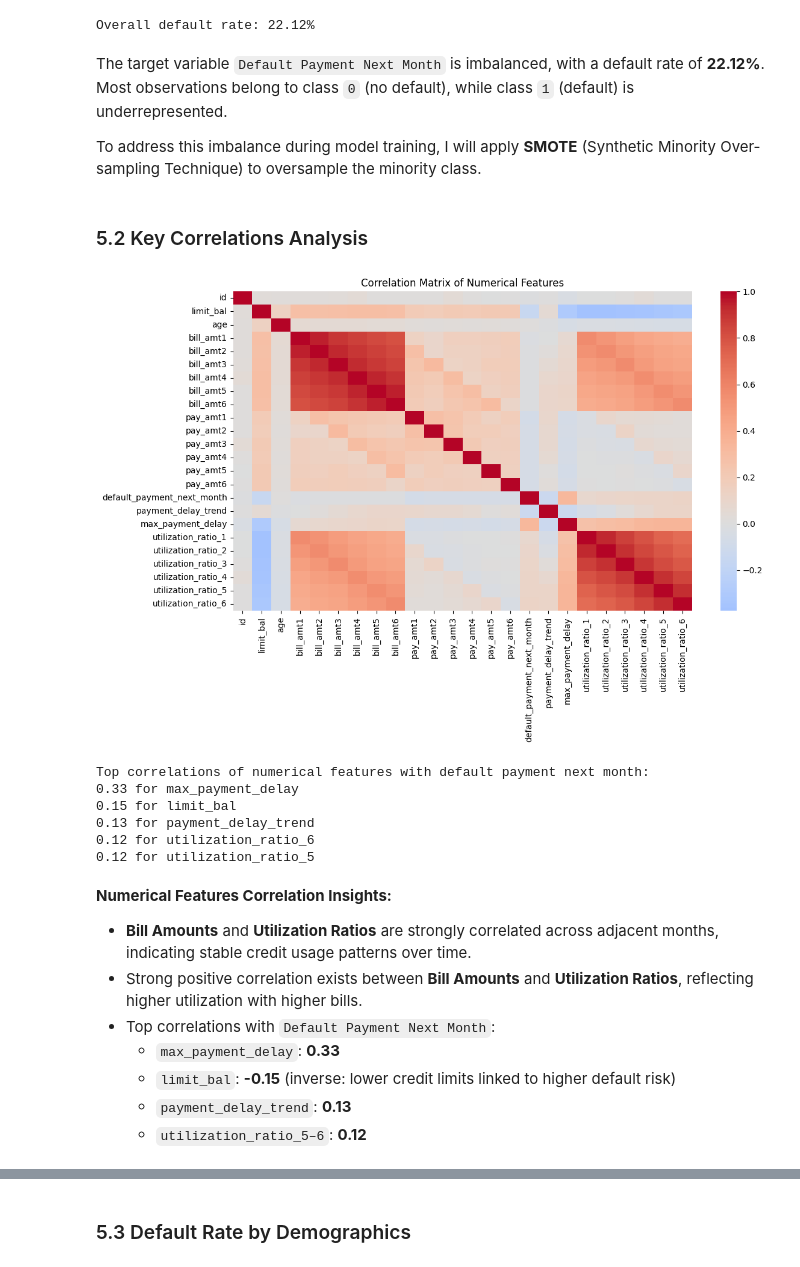
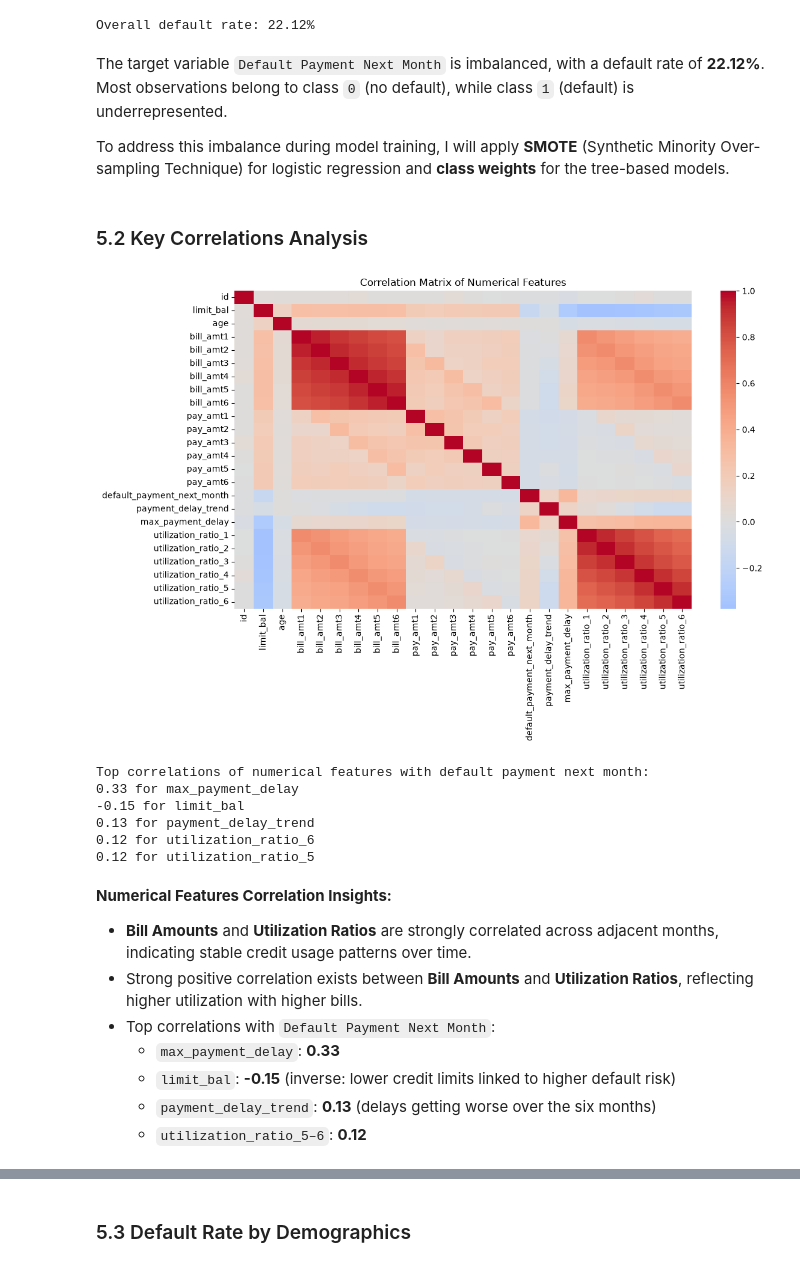
Before and after one commit to Yahlawat/Credit-Card-Default-Prediction, a Jupyter notebook: notebooks/default_prediction.ipynb, the cells around one changed output, grey strips where cells are left out. Cells and saved outputs as stored; diff of their text form; code cells hidden in the pictures.

```diff
--- a/notebooks/default_prediction.ipynb
+++ b/notebooks/default_prediction.ipynb
@@ -120,8 +109,6 @@ np.random.seed(RANDOM_STATE)
 # %%
 # Load the data
-df = pd.read_csv(
-    "../Data/UCI_Credit_Card.csv"
-)
+df = pd.read_csv("../data/UCI_Credit_Card.csv")
 
 # Clean up column names
 df.columns = df.columns.str.lower()
@@ -204,31 +191,31 @@ education_map = {
 }
 df["education_cat"] = df["education"].map(education_map).astype("category")
 
-df["marriage_cat"] = df["marriage"].astype("category")# 0: Unknown, 1: Married, 2: Single, 3: Other
+df["marriage_cat"] = df["marriage"].astype("category")  # 0: Unknown, 1: Married, 2: Single, 3: Other
 
 df["sex_cat"] = df["sex"].astype("category")  # 1: Male, 2: Female
 
 # Drop original categorical variables
 df = df.drop(columns=["education", "marriage", "sex"])
 
-# Convert PAY_# status columns to category (keeping numeric values)
-for n in np.arange(0, 7):
-    if n != 1:
-        df[f"pay_{n}"] = df[f"pay_{n}"].astype("category")
+# Convert PAY_# status columns to category (keeping numeric values). There's no pay_1
+pay_cols = ["pay_0", "pay_2", "pay_3", "pay_4", "pay_5", "pay_6"]
+for col in pay_cols:
+    df[col] = df[col].astype("category")
 # %%
 # Derived Features
 
-# Payment delay trend (linear slope)
-pay_cols = [f"pay_{n}" for n in np.arange(0, 7) if n != 1]
-df["payment_delay_trend"] = df[pay_cols].apply(
-    lambda x: np.polyfit(range(len(x)), x.astype(float), 1)[0], axis=1
-)
+# Payment delay trend (linear slope, April to September). Positive = delays getting worse
+pay_cols_chrono = pay_cols[::-1]
+df["payment_delay_trend"] = np.polyfit(
+    range(len(pay_cols_chrono)), df[pay_cols_chrono].astype(float).T, 1
+)[0]
 
 # Maximum payment delay
 df["max_payment_delay"] = df[pay_cols].astype(float).max(axis=1)
 
 # Credit utilization ratios
-for n in np.arange(1, 7):
+for n in range(1, 7):
     df[f"utilization_ratio_{n}"] = df[f"bill_amt{n}"] / df["limit_bal"].replace(0, np.nan)
 # %%
 # Check for missing values
@@ -281,40 +268,29 @@ Overall default rate: 22.12%
 # %% [markdown]
 The target variable `Default Payment Next Month` is imbalanced, with a default rate of **22.12%**. Most observations belong to class `0` (no default), while class `1` (default) is underrepresented.
 
-To address this imbalance during model training, I will apply **SMOTE** (Synthetic Minority Over-sampling Technique) to oversample the minority class.
+To address this imbalance during model training, I will apply **SMOTE** (Synthetic Minority Over-sampling Technique) for logistic regression and **class weights** for the tree-based models.
 # %% [markdown]
 ### 5.2 Key Correlations Analysis
 # %%
 # Correlation analysis with numerical features
 plt.figure(figsize=(12, 8))
 num_corr_matrix = df[num_cols].corr()
 sns.heatmap(num_corr_matrix, annot=False, cmap="coolwarm", center=0)
 plt.title("Correlation Matrix of Numerical Features")
 plt.tight_layout()
 plt.show()
 
-# Find top correlations with target
-top_corr_vars = (
-    num_corr_matrix["default_payment_next_month"]
-    .abs()
-    .sort_values(ascending=False)
-    .index[1:6]
-)
-top_corr_vals = (
-    num_corr_matrix["default_payment_next_month"]
-    .abs()
-    .sort_values(ascending=False)
-    .iloc[1:6]
-    .round(2)
-)
+# Find top correlations with target (ranked by absolute value, sign kept)
+target_corr = num_corr_matrix["default_payment_next_month"].drop("default_payment_next_month")
+top_corr = target_corr.reindex(target_corr.abs().sort_values(ascending=False).index[:5]).round(2)
 print("\nTop correlations of numerical features with default payment next month:")
-for var, val in zip(top_corr_vars, top_corr_vals):
+for var, val in top_corr.items():
     print(f"{val} for {var}")
 # %% [output]
-[figure, old version]
+[figure, new version]
 Top correlations of numerical features with default payment next month:
 0.33 for max_payment_delay
-0.15 for limit_bal
+-0.15 for limit_bal
 0.13 for payment_delay_trend
 0.12 for utilization_ratio_6
 0.12 for utilization_ratio_5
@@ -325,7 +301,7 @@ Top correlations of numerical features with default payment next month:
 - Top correlations with `Default Payment Next Month`:
   - `max_payment_delay`: **0.33**
   - `limit_bal`: **-0.15** (inverse: lower credit limits linked to higher default risk)
-  - `payment_delay_trend`: **0.13**
+  - `payment_delay_trend`: **0.13** (delays getting worse over the six months)
   - `utilization_ratio_5–6`: **0.12**
 # %%
 # Correlation analysis with categorical features
```
Also changed, not shown: parts of 37 cells of this notebook, 7 other files.
